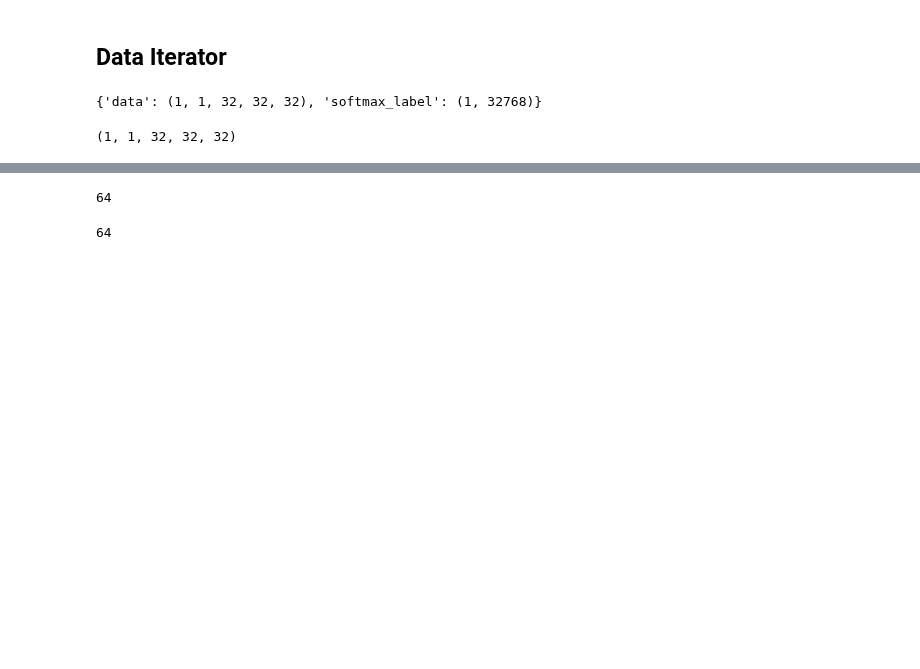
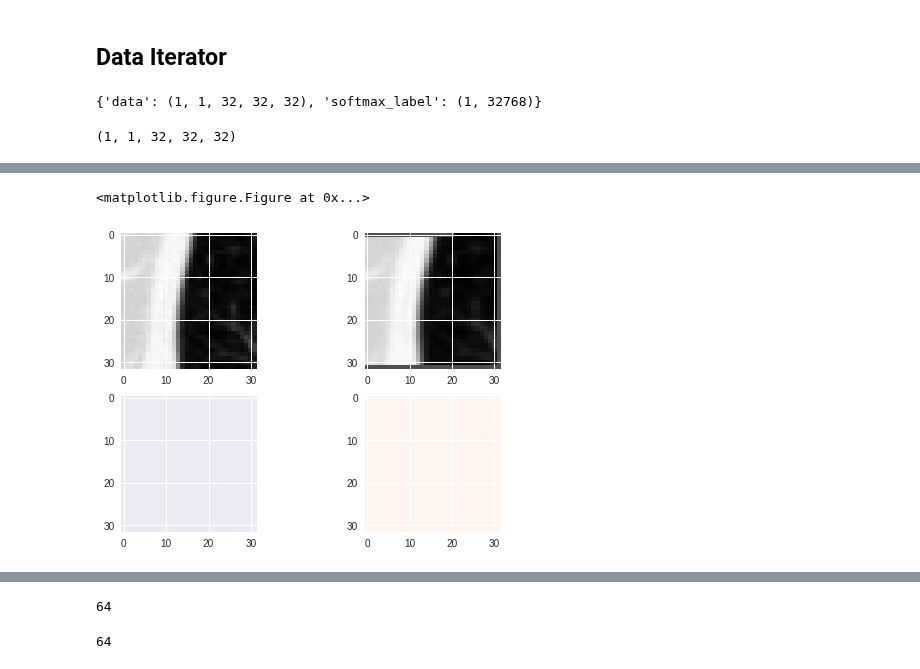
Before and after one commit to MariamQusai/DLToolboxImg, a Jupyter notebook: NoduleSegmentationModel13.ipynb, the cells around one changed output, grey strips where cells are left out. Drawn from its saved outputs; the diff is of its cells as text; code cells hidden in the pictures; blank space fills up the shorter version.

```diff
--- a/NoduleSegmentationModel13.ipynb
+++ b/NoduleSegmentationModel13.ipynb
@@ -498,0 +488,15 @@ d,l=np.vsplit(data11,2)
+# %%
+
+img_et = elastic_transform(X[i], 128, 15)
+msk1_et = elastic_transform(Y[i], 128, 15)
+# %%
+plt.figure()
+f, plots = plt.subplots(2,2)
+plots[0,0].imshow(img[i], 'gray')#,vmin=0,vmax=1)
+plots[0,1].imshow(img_et,'gray')#,interpolation='none', cmap=plt.cm.Reds, alpha=.7)#, vmin=0, vmax=1)
+plots[1,0].imshow(msk1[i],interpolation='none', cmap=plt.cm.Greens, alpha=1, vmin=0, vmax=1)
+plots[1,1].imshow(msk1_et,interpolation='none', cmap=plt.cm.Reds, alpha=1, vmin=0, vmax=1)
+plt.show()
+# %% [output]
+<matplotlib.figure.Figure at 0x...>
+[figure, added]
```
Also changed, not shown: parts of 31 cells of this notebook.
